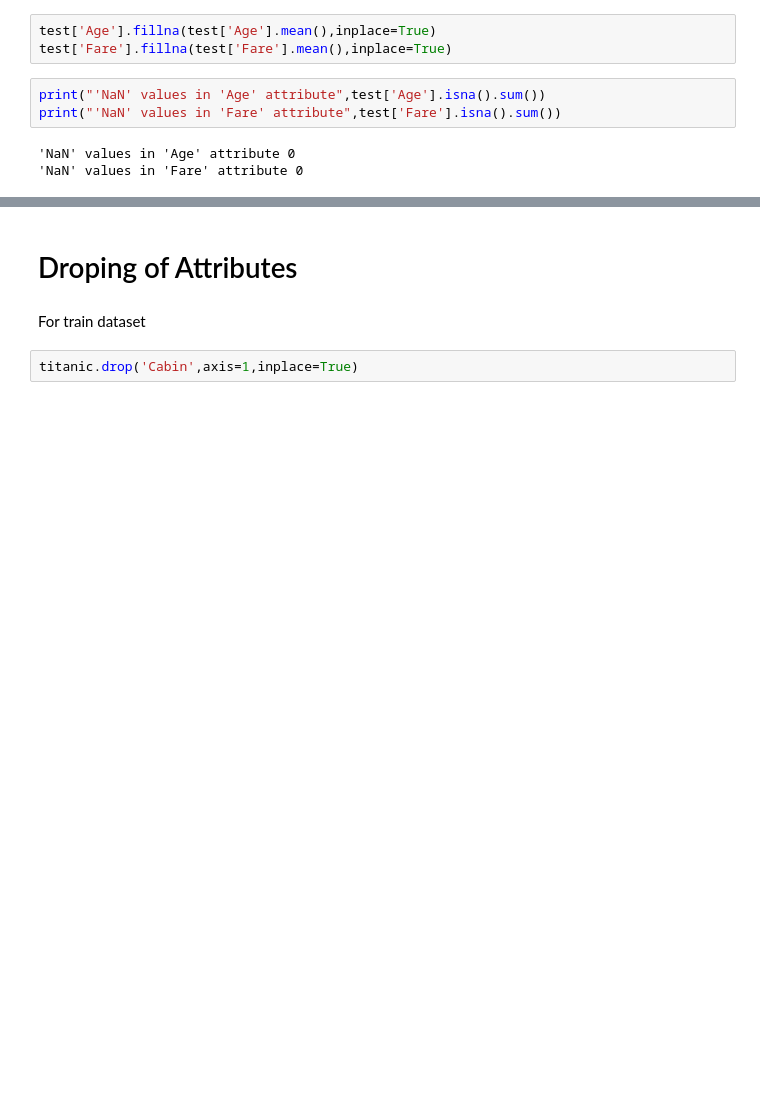
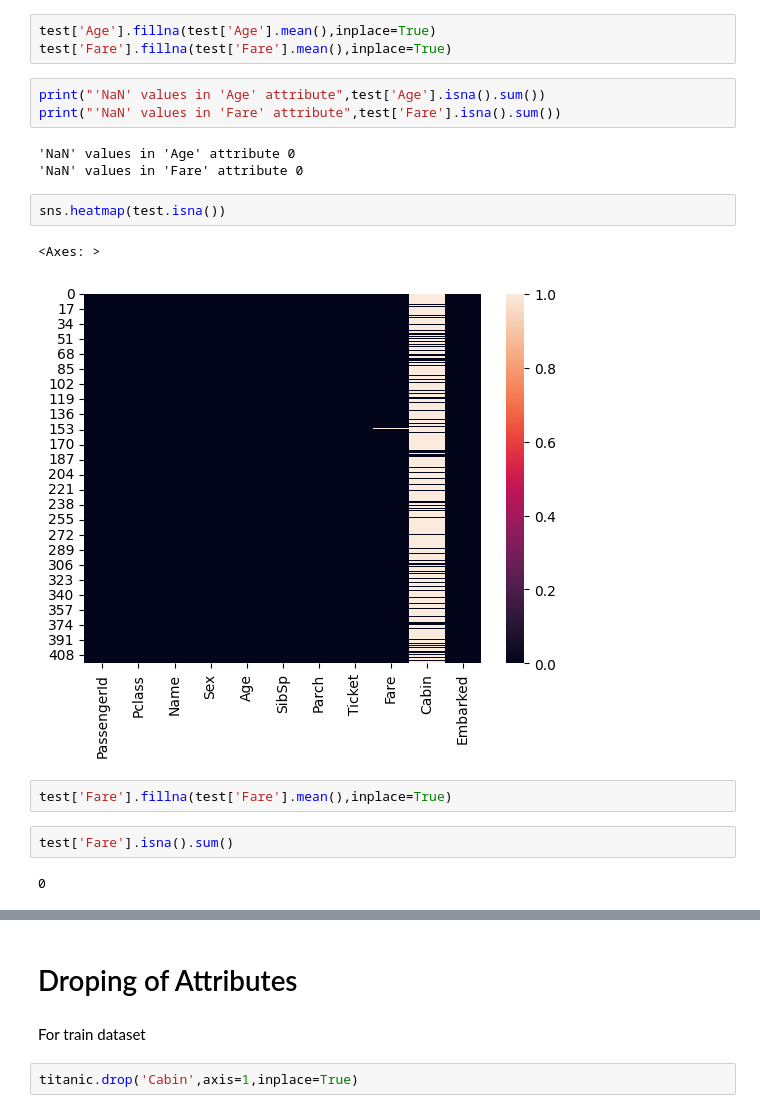
Before and after one commit to shivarjunpawan/DM, a Jupyter notebook: Datamining.ipynb, the cells around one changed output, grey strips where cells are left out. Saved outputs shown, nothing was run; the diff lists cells and outputs as text; blank space fills up the shorter version.

```diff
--- a/Datamining.ipynb
+++ b/Datamining.ipynb
@@ -198,3 +207,14 @@ print("'NaN' values in 'Fare' attribute",test['Fare'].isna().sum())
 # %% [output]
 'NaN' values in 'Age' attribute 0
 'NaN' values in 'Fare' attribute 0
+# %%
+sns.heatmap(test.isna())
+# %% [output]
+<Axes: >
+[figure, added]
+# %%
+test['Fare'].fillna(test['Fare'].mean(),inplace=True)
+# %%
+test['Fare'].isna().sum()
+# %% [output]
+0
```
Also changed, not shown: parts of 13 cells of this notebook.
